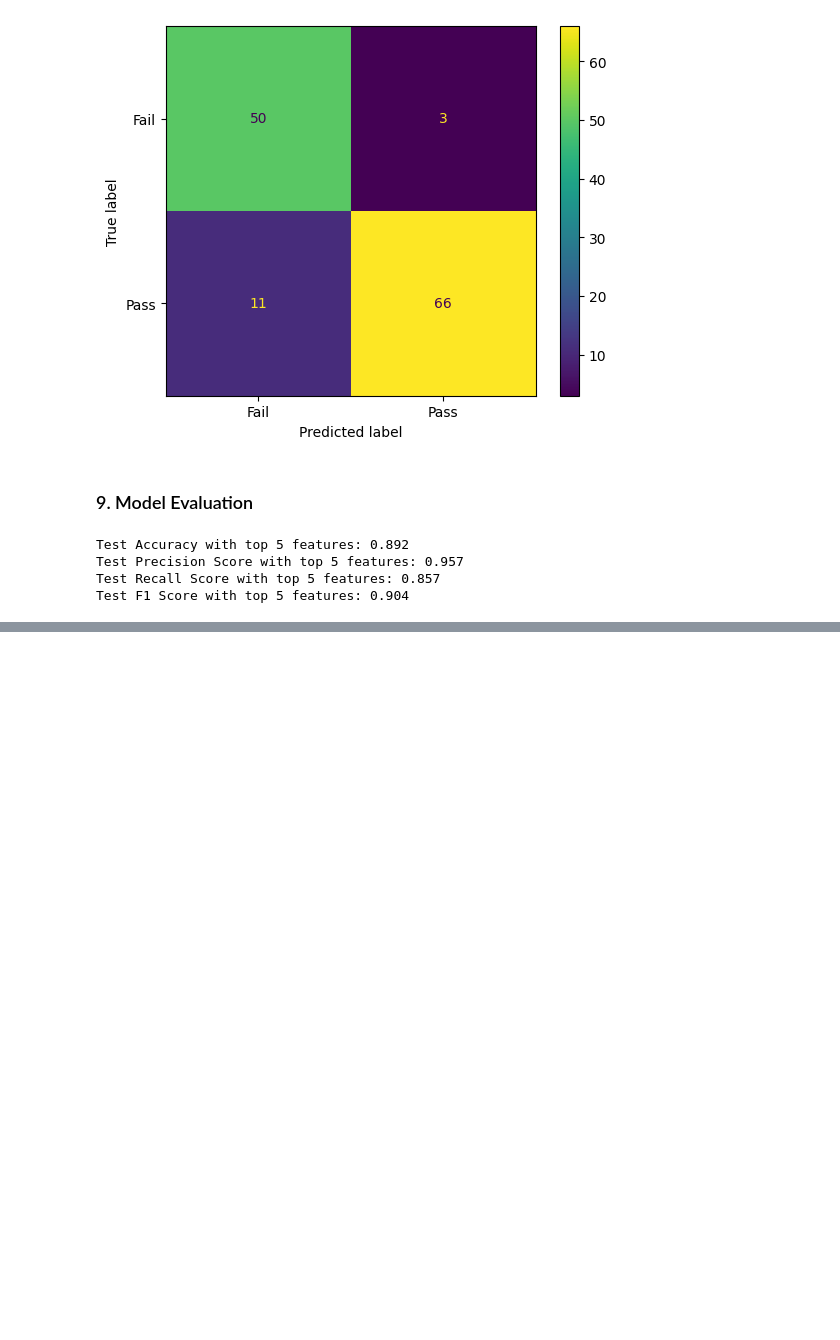
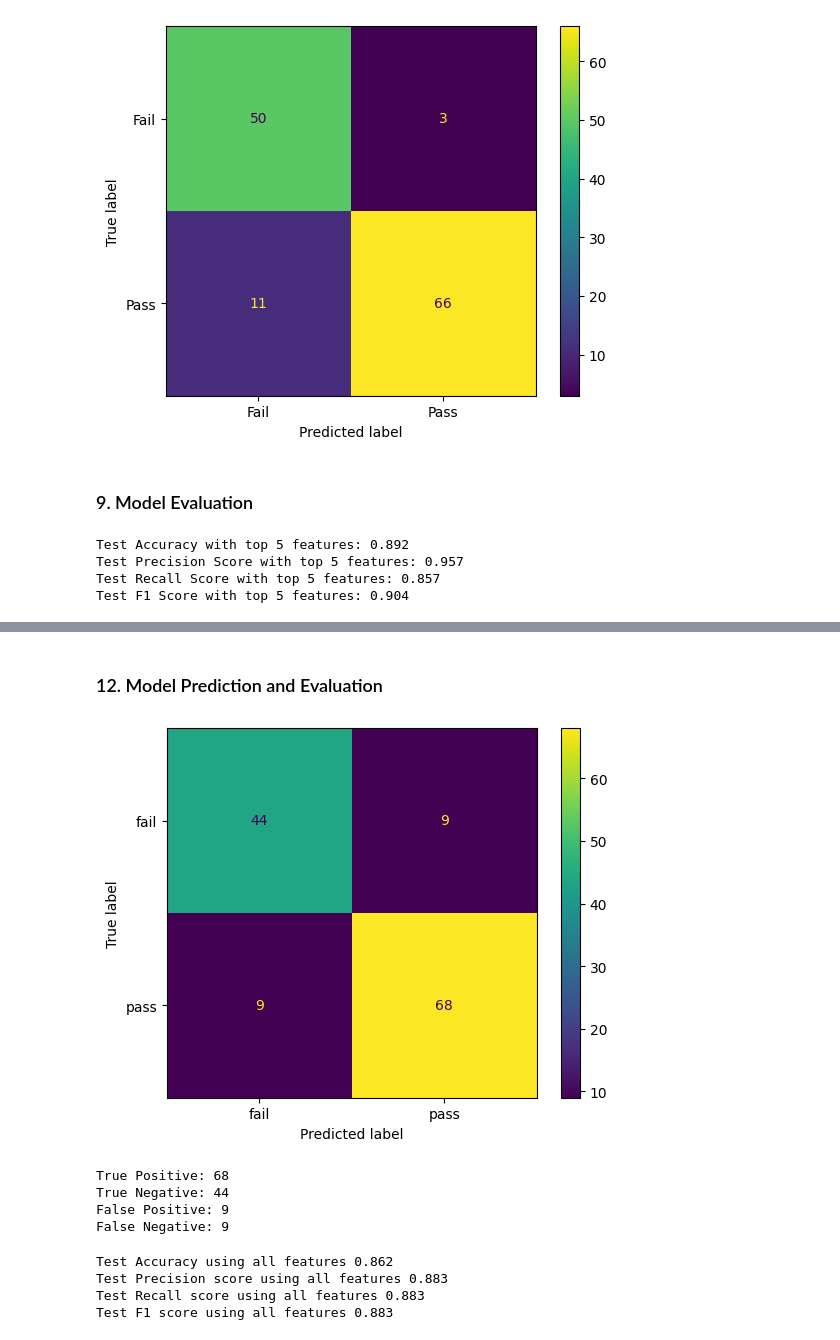
Before and after one commit to LuluW8071/Data-Science, a Jupyter notebook: 02_Machine_Learning/01_Classification/02_Binary_Classification.ipynb, the cells around one changed output, grey strips where cells are left out. Drawn from its saved outputs; the diff is of its cells as text; code cells hidden in the pictures; blank space fills up the shorter version.

Commit message:
:rocket: [Update] Logistic Regression on Binary Classification Dataset

```diff
--- a/02_Machine_Learning/01_Classification/02_Binary_Classification.ipynb
+++ b/02_Machine_Learning/01_Classification/02_Binary_Classification.ipynb
@@ -358,0 +426,4 @@ Test F1 Score with top 5 features: 0.904
+# %%
+# Get nominal (categorical) columns
+nominal_columns = df.select_dtypes(include=['object', 'category']).columns.tolist()
+nominal_columns
@@ -358,0 +448,4 @@ Test F1 Score with top 5 features: 0.904
+# %%
+# Include only those nominal categories which are not listed in binary categories
+nominal_columns_binary_excluded = list(set(nominal_columns) - set(binary_columns))
+nominal_columns_binary_excluded
@@ -358,0 +464,13 @@ Test F1 Score with top 5 features: 0.904
+# %%
+from sklearn.preprocessing import LabelEncoder
+
+def preprocess(df, binary, nominal):
+    """ Label Encoding """
+    df[binary] = df[binary].apply(LabelEncoder().fit_transform)
+    df = pd.get_dummies(df, columns=nominal, prefix=nominal)
+    return df
+
+X_train = preprocess(X_train, binary_columns, nominal_columns_binary_excluded)
+X_test = preprocess(X_test, binary_columns, nominal_columns_binary_excluded)
+
+X_train.head()
@@ -358,0 +491,8 @@ Test F1 Score with top 5 features: 0.904
+# %%
+logistic_reg_all = LogisticRegression(fit_intercept=True, solver='liblinear')
+logistic_reg_all.fit(X_train, y_train)
+
+theta_all = logistic_reg_all.coef_
+intercept_all = logistic_reg_all.intercept_
+
+print(f"Using all features the value of Theta: \n{theta_all} \nand Intercept: \n{intercept_all}")
@@ -358,0 +511,2 @@ Test F1 Score with top 5 features: 0.904
+# %% [markdown]
+### 12. Model Prediction and Evaluation
@@ -358,0 +515,33 @@ Test F1 Score with top 5 features: 0.904
+# %%
+# Plot Confusion Matrix.
+from sklearn.metrics import confusion_matrix, ConfusionMatrixDisplay
+
+class_names =['fail', 'pass']
+ConfusionMatrixDisplay.from_estimator(logistic_reg_all, X_test, y_test, display_labels=class_names);
+# %% [output]
+[figure, added]
+# %%
+# Print Number of True Positive, True Negative, False Positive and False Negative.
+tn_all, fp_all, fn_all, tp_all = confusion_matrix(y_test, y_pred_all).ravel()
+
+print("True Positive:", tp_all)
+print("True Negative:", tn_all)
+print("False Positive:", fp_all)
+print("False Negative:", fn_all)
+# %% [output]
+True Positive: 68
+True Negative: 44
+False Positive: 9
+False Negative: 9
+# %%
+accuracy_all, precision_all, recall_all, f1Score_all = calculate_score(y_test, y_pred_all)
+
+print("Test Accuracy using all features", round(accuracy_all, 3))
+print("Test Precision score using all features", round(precision_all, 3))
+print("Test Recall score using all features", round(recall_all, 3))
+print("Test F1 score using all features", round(f1Score_all, 3))
+# %% [output]
+Test Accuracy using all features 0.862
+Test Precision score using all features 0.883
+Test Recall score using all features 0.883
+Test F1 score using all features 0.883
```
Also changed, not shown: parts of 21 cells of this notebook.
